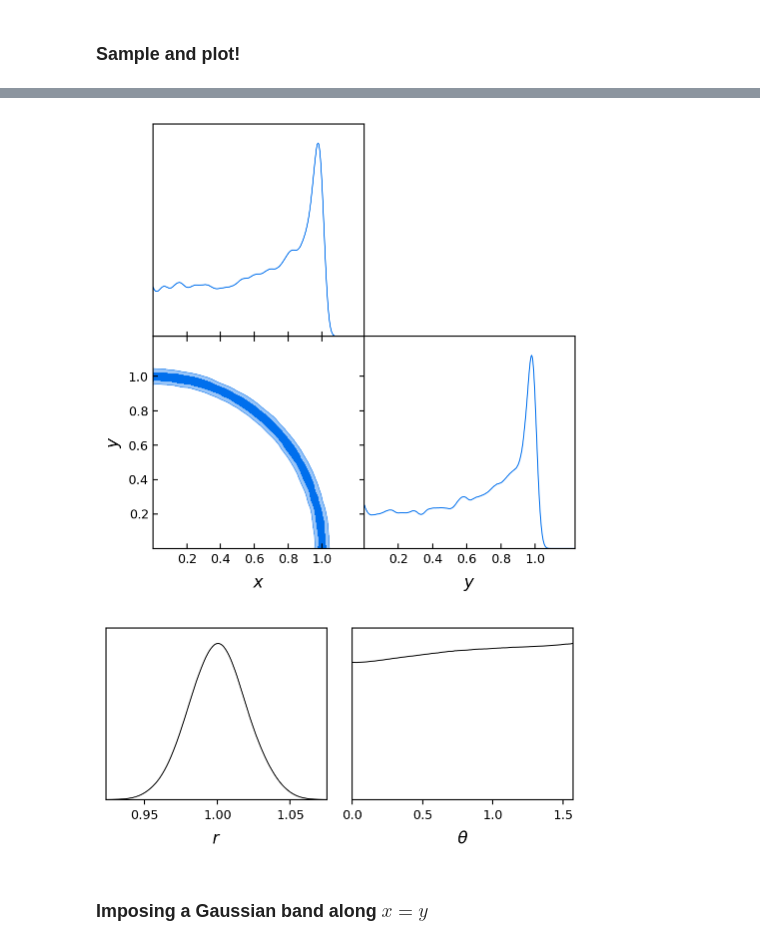
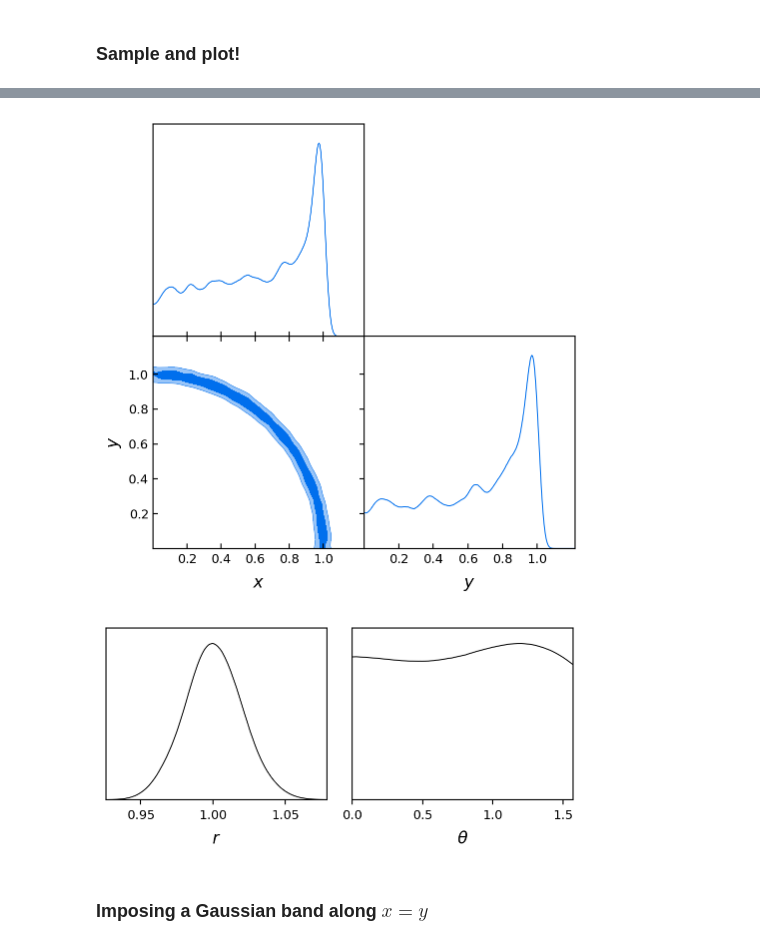
Before and after one commit to lolotux69/cobaya-RGH, a Jupyter notebook: docs/cobaya-example.ipynb, the cells around one changed output, grey strips where cells are left out. Drawn from its saved outputs; the diff is of its cells as text; code cells hidden in the pictures.

```diff
--- a/docs/cobaya-example.ipynb
+++ b/docs/cobaya-example.ipynb
@@ -67,7 +67,7 @@ updated_info, sampler = run(info)
 # %%
 import getdist.plots as gdplt
 
-gdsamples = sampler.products(to_getdist=True)["sample"]
+gdsamples = sampler.products(to_getdist=True, skip_samples=0.3)["sample"]
 gdplot = gdplt.get_subplot_plotter(width_inch=5)
 gdplot.triangle_plot(gdsamples, ["x", "y"], filled=True)
 gdplot.export("example_adv_ring.png")
@@ -79,5 +79,5 @@ gdplot.export("example_adv_r_theta.png")
-[figure, old version]
+[figure, new version]
-[figure, old version]
+[figure, new version]
 # %% [markdown]
 ### Imposing a Gaussian band along $x=y$
 # %%
```
Also changed, not shown: parts of 8 cells of this notebook, 8 other files.
